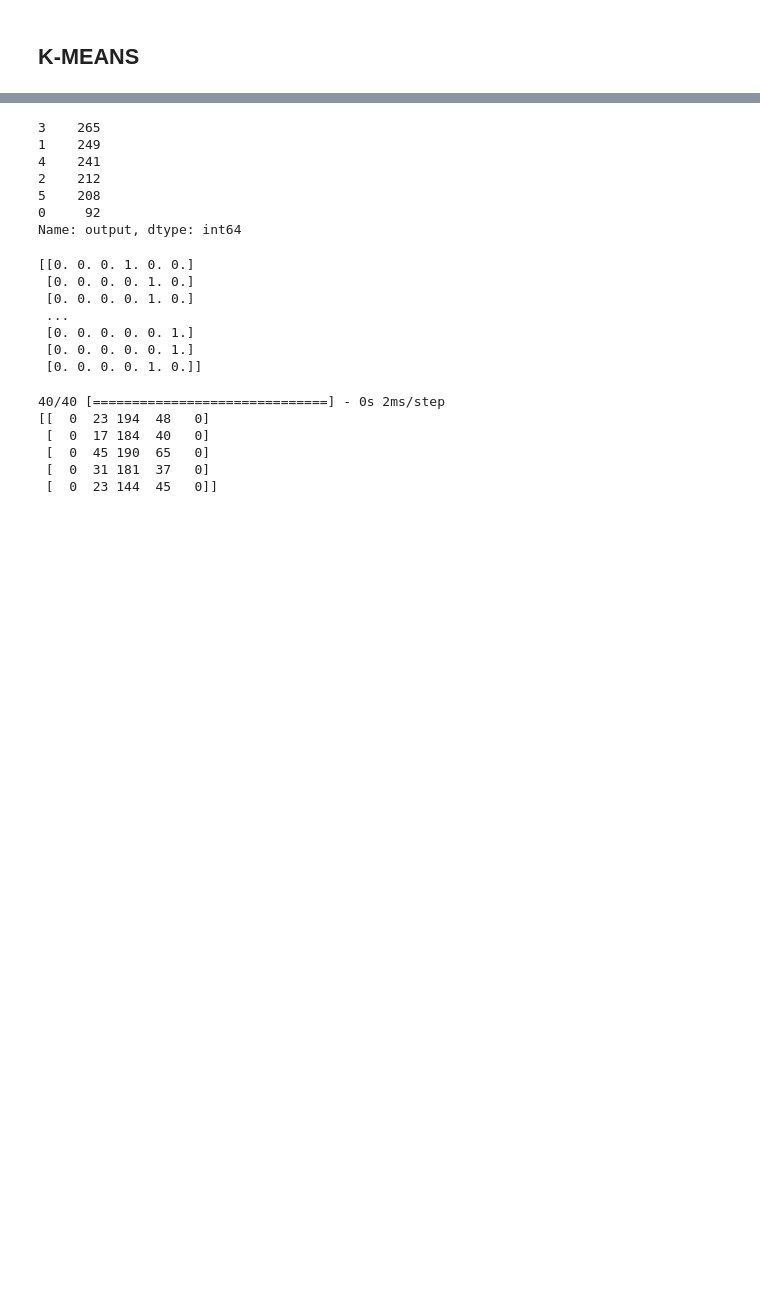
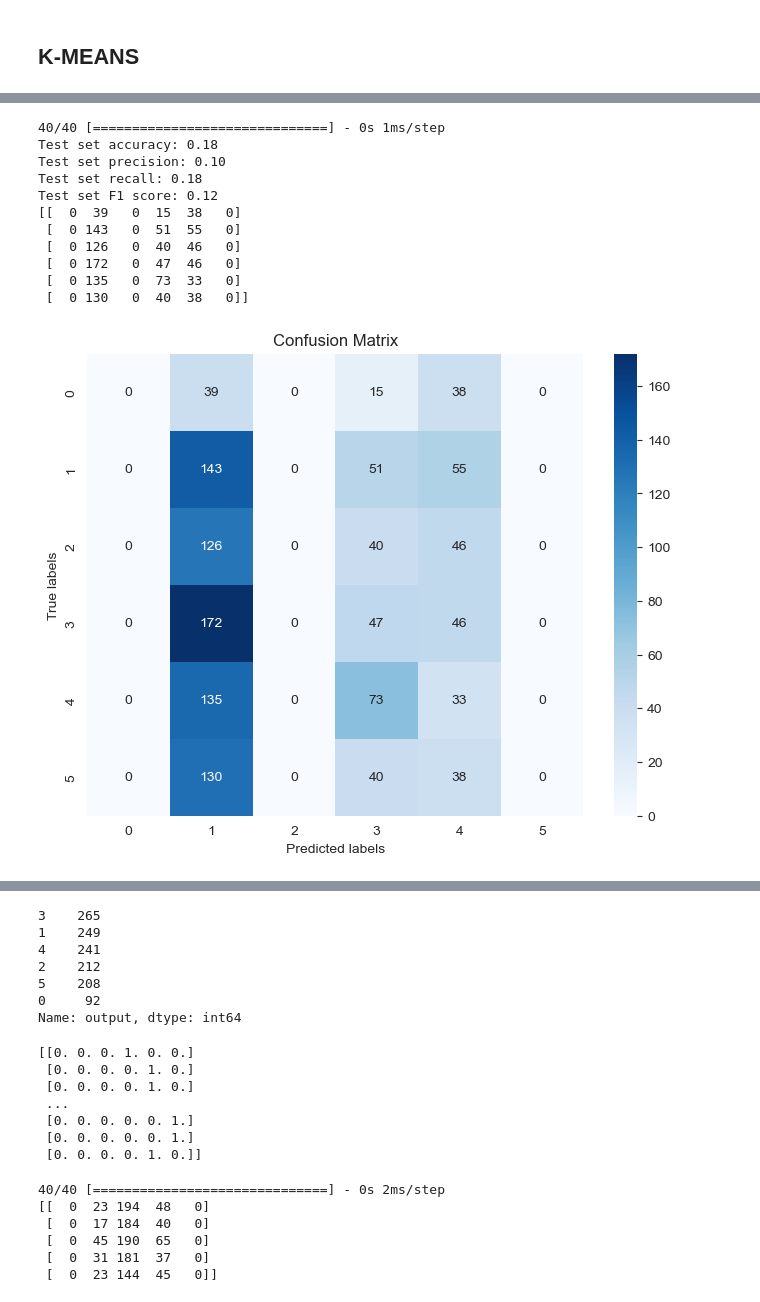
Before and after one commit to f4ths/fyp-fake-news-detection, a Jupyter notebook: ensemble.ipynb, the cells around one changed output, grey strips where cells are left out. Drawn from its saved outputs; the diff is of its cells as text; code cells hidden in the pictures; blank space fills up the shorter version.

```diff
--- a/ensemble.ipynb
+++ b/ensemble.ipynb
@@ -74,10 +77,12 @@ Value at row 1280 and column statement : Hospitals, doctors, MRIs, surgeries and
 # %%
 ## LOAD SAVED DATA
 # load data
-# IMPORT v3 data
-train_data = pd.read_pickle('processed_train_data_v3.p')
-val_data = pd.read_pickle('processed_val_data_v3.p')
-test_data = pd.read_pickle('processed_test_data_v3.p')
+# IMPORT v4 data
+# label_map = {'pants-fire':0, 'false':1, 'barely-true':2, 'half-true':3, 'mostly-true':4, 'true':5}
+
+train_data = pd.read_pickle('processed_train_data_v4.p')
+val_data = pd.read_pickle('processed_val_data_v4.p')
+test_data = pd.read_pickle('processed_test_data_v4.p')
 
 # load vocab dicts
 vocabulary_dict_custom = pickle.load(open('vocabulary_statement_custom.p', 'rb'))
@@ -91,6 +96,8 @@ embedding_matrix_spacy_100d = np.load('embedding_matrix_spacy_100d.npy')
 embedding_matrix_custom_300d = np.load('embedding_matrix_custom_300d.npy')
 embedding_matrix_spacy_300d = np.load('embedding_matrix_spacy_300d.npy')
 print("Shape of the embedding matrixes:", embedding_matrix_custom_100d.shape, embedding_matrix_spacy_300d.shape)
+
+train_data.head()
 # %% [output]
 Length of the vocabulary dictionaries: 9606 9495
 Shape of the embedding matrixes: (9607, 100) (9496, 300)
@@ -99,7 +111,7 @@ label_map = {'pants-fire':0, 'false':1, 'barely-true':2, 'half-true':3, 'mostly-
 # %%
-train_data['output'] = train_data['label'].apply(lambda x: label_map[x])
-val_data['output'] = val_data['label'].apply(lambda x: label_map[x])
-test_data['output'] = test_data['label'].apply(lambda x: label_map[x])
+# train_data['output'] = train_data['label'].apply(lambda x: label_map[x])
+# val_data['output'] = val_data['label'].apply(lambda x: label_map[x])
+# test_data['output'] = test_data['label'].apply(lambda x: label_map[x])
 # %%
 train_data['output'].value_counts()
 # %% [output]
@@ -139,19 +133,3 @@ train_data = train_data.rename(columns={'job-title-id-kmeans': 'job-id-kmeans'})
-# %%
-val_data = val_data.rename(columns=
-                               {'preprocessed-context-clustered': 'context-id-kmeans',
-                                'preprocessed-job-title-clustered': 'job-id-kmeans',
-                                'preprocessed-party-clustered': 'party-id-kmeans',
-                                'preprocessed-subject-clustered': 'subject-id-kmeans'
-                                }
-                               )
-
-test_data = test_data.rename(columns=
-                               {'preprocessed-context-clustered': 'context-id-kmeans',
-                                'preprocessed-job-title-clustered': 'job-id-kmeans',
-                                'preprocessed-party-clustered': 'party-id-kmeans',
-                                'preprocessed-subject-clustered': 'subject-id-kmeans'
-                                }
-                               )
 # %%
 train_data.columns
 # %% [output]
@@ -451,0 +512,21 @@ model_checkpoint_kmeans = ModelCheckpoint(filepath='best_model_kmeans.h5', monit
+# %%
+# Load the best model from the saved checkpoint
+best_model_kmeans = load_model('best_model_kmeans.h5')
+
+# Make predictions using the best model
+dense_model_kmeans_predictions = best_model_kmeans.predict(X_test_meta_kmeans)
+
+plot_matrix(dense_model_kmeans_predictions)
+# %% [output]
+40/40 [==============================] - 0s 1ms/step
+Test set accuracy: 0.18
+Test set precision: 0.10
+Test set recall: 0.18
+Test set F1 score: 0.12
+[[  0  39   0  15  38   0]
+ [  0 143   0  51  55   0]
+ [  0 126   0  40  46   0]
+ [  0 172   0  47  46   0]
+ [  0 135   0  73  33   0]
+ [  0 130   0  40  38   0]]
+[figure, added]
```
Also changed, not shown: parts of 76 cells of this notebook.
